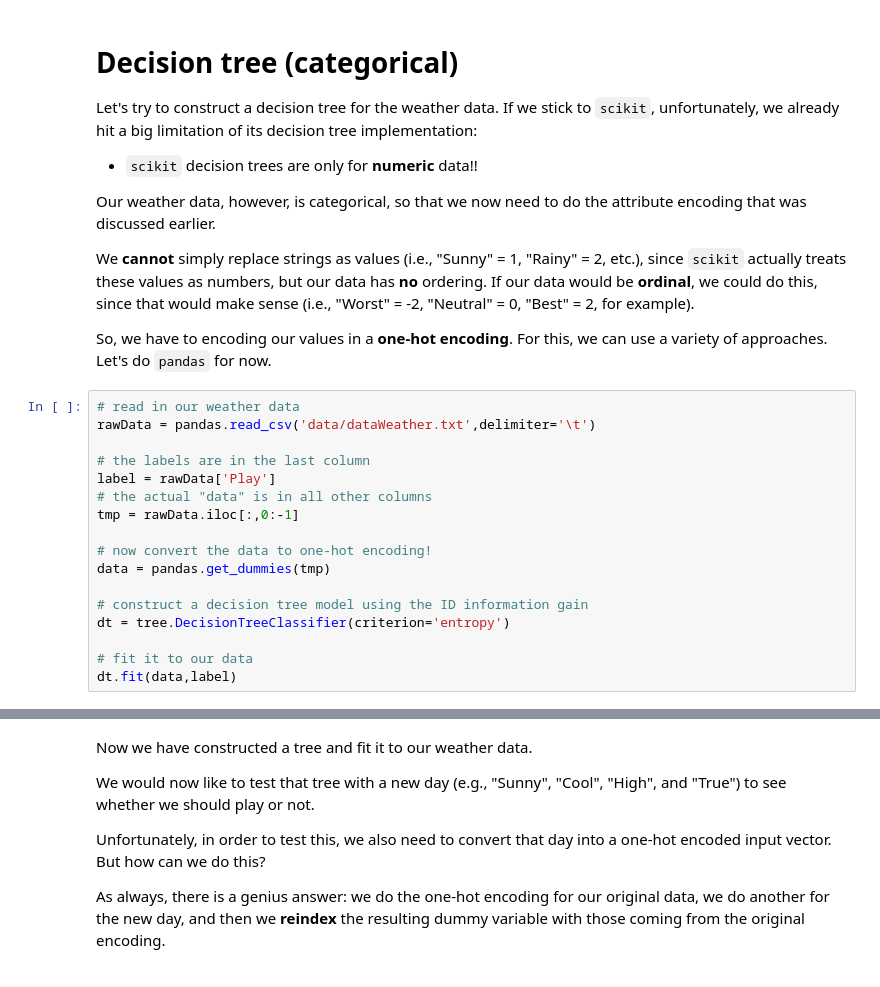
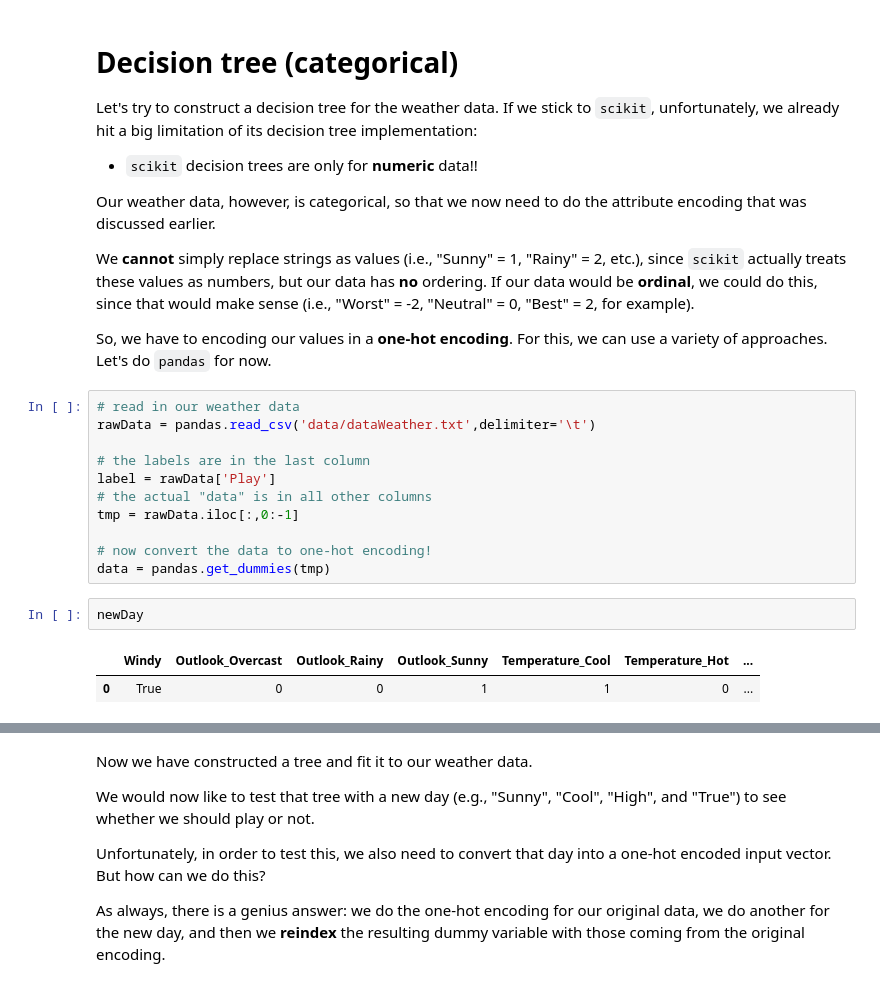
Before and after one commit to knowblesse/Python-Lectures, a Jupyter notebook: dataMining_4_DecisionTrees.ipynb, the cells around one changed output, grey strips where cells are left out. Drawn from its saved outputs; the diff is of its cells as text.

```diff
--- a/dataMining_4_DecisionTrees.ipynb
+++ b/dataMining_4_DecisionTrees.ipynb
@@ -28,9 +28,8 @@ tmp = rawData.iloc[:,0:-1]
 
 # now convert the data to one-hot encoding!
 data = pandas.get_dummies(tmp)
-
-# construct a decision tree model using the ID information gain
-dt = tree.DecisionTreeClassifier(criterion='entropy')
-
-# fit it to our data
-dt.fit(data,label)
+# %%
+newDay
+# %% [output]
+|  | Windy | Outlook_Overcast | Outlook_Rainy | Outlook_Sunny | Temperature_Cool | Temperature_Hot | ... |
+| 0 | True | 0 | 0 | 1 | 1 | 0 | ... |
```
Also changed, not shown: parts of 14 cells of this notebook, 2 other files.
